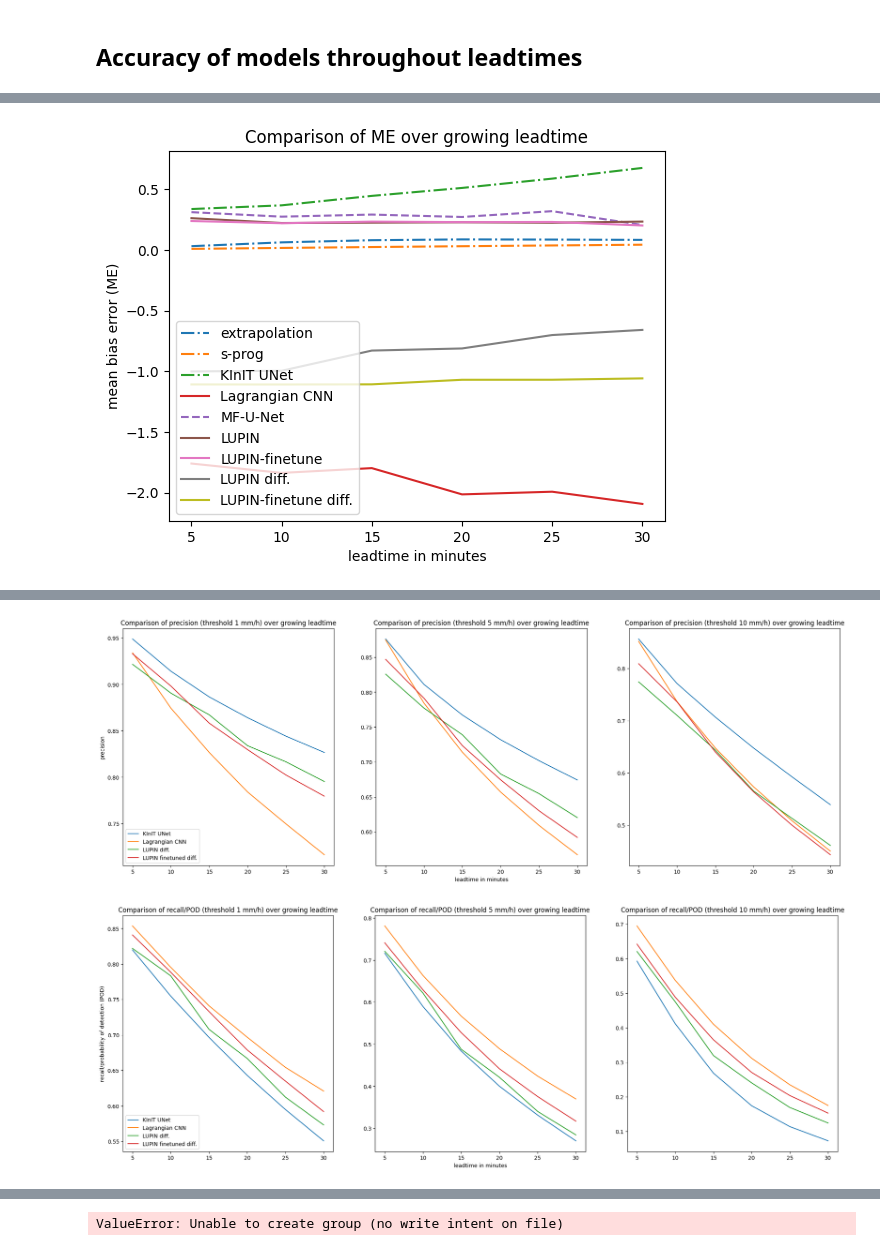
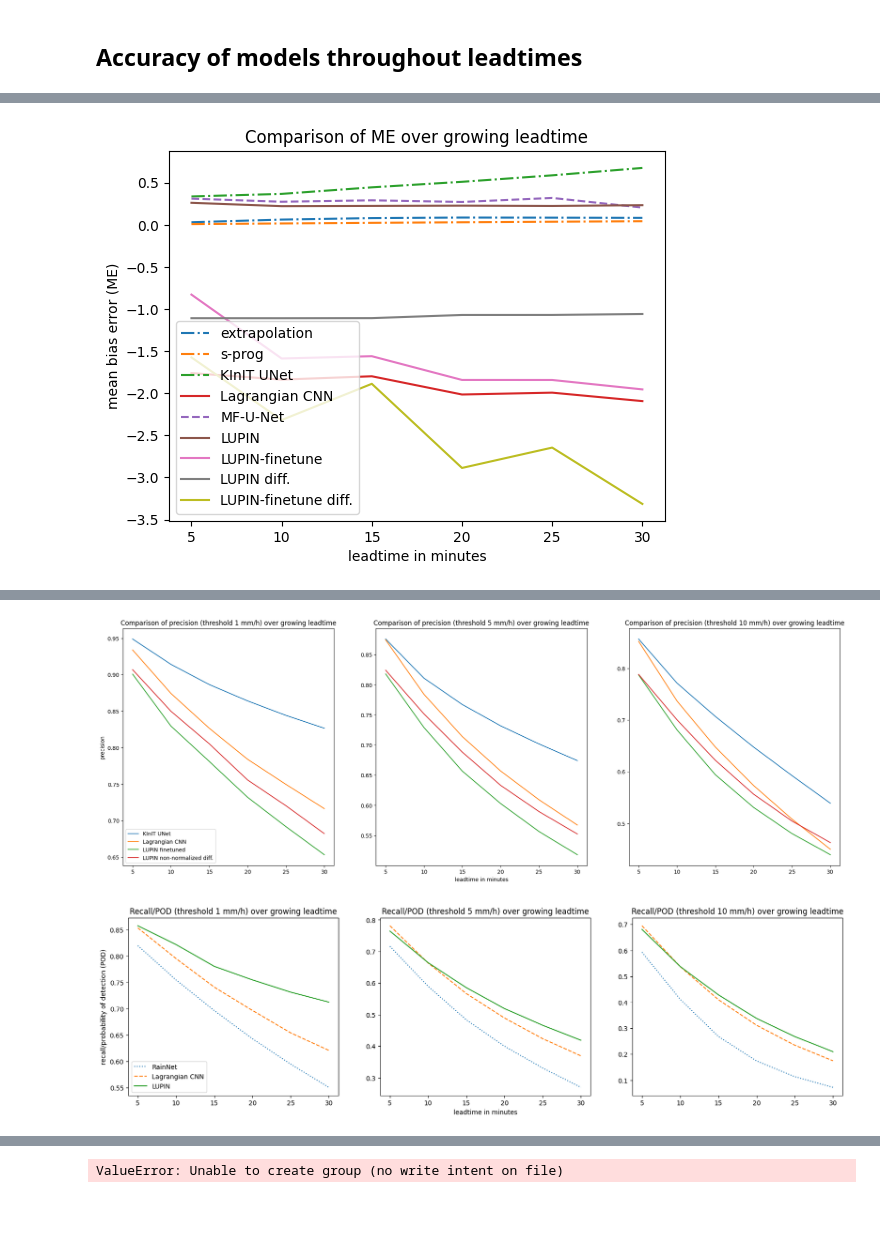
Before and after one commit to kinit-sk/softec-lagrangian-nowcasting, a Jupyter notebook: evaluation.ipynb, the cells around one changed output, grey strips where cells are left out. Drawn from its saved outputs; the diff is of its cells as text; code cells hidden in the pictures; blank space fills up the shorter version.

```diff
--- a/evaluation.ipynb
+++ b/evaluation.ipynb
@@ -22,9 +20,9 @@ lc_path = '/data/softec-lagrangian-nowcasting/outputs/lagrangian/lcnn-bugfix_v2/
 nn_path = '/data/softec-lagrangian-nowcasting/outputs/RainNet/RainNet-iterative.h5'
 mf_path = '/data/softec-lagrangian-nowcasting/outputs/mfunet-grayscale-01/epoch_19/mfunet_rmse.h5'
 lupin_path = '/data/softec-lagrangian-nowcasting/outputs/LUMIN/LUMIN-frozen.h5'
-lupin_ft_path = '/data/softec-lagrangian-nowcasting/outputs/LUPIN-finetune/LUPIN-finetune.h5'
-lupin_path_diff = '/data/softec-lagrangian-nowcasting/outputs/LUPIN-diff-pretrain-2/LUPIN-diff-simpleMF.h5'
-lupin_ft_path_diff = '/data/softec-lagrangian-nowcasting/outputs/LUPIN-diff-pretrain-rmse/LUPIN-diff-pretrain-rmse.h5'
+lupin_ft_path = '/data/softec-lagrangian-nowcasting/outputs/LUPIN-diff-finetune-rmse/LLUPIN-diff-pretrain-rmse-finetune.h5'
+lupin_path_diff = '/data/softec-lagrangian-nowcasting/outputs/LUPIN-diff-pretrain-rmse/LUPIN-diff-pretrain-rmse.h5'
+lupin_ft_path_diff = '/data/softec-lagrangian-nowcasting/outputs/LUPIN-diff-pretrain-rmse/LUPIN-diff-pretrain-rmse-nonnormalized.h5'
 
 with h5py.File('/data/maly_javornik_CMAX_60k_2/maly_javornik_new_sampling/metadata.h5', 'r') as hf:
     date_list = [item.decode() for item in hf['timestamps'][()]]
@@ -283,7 +287,7 @@ plt.title('Comparison of ME over growing leadtime')
 plt.legend(loc="lower left")
 plt.show()
 # %% [output]
-[figure, old version]
+[figure, new version]
 # %%
 # calculate elements of confusion matrix
 leadtimes = range(6)
@@ -552,9 +556,9 @@ for i, ax in enumerate(axes):
     ax.plot(x, precision_lc[i,:], label='Lagrangian CNN')
     #ax.plot(x, precision_mf[i,:], label='MF-U-Net')
     #ax.plot(x, precision_lupin[i,:], label='LUPIN')
-    #ax.plot(x, precision_lupin_ft[i,:], label='LUPIN finetuned')
-    ax.plot(x, precision_lupin_diff[i,:], label='LUPIN diff.')
-    ax.plot(x, precision_lupin_ft_diff[i,:], label='LUPIN finetuned diff.')
+    ax.plot(x, precision_lupin_ft[i,:], label='LUPIN finetuned')
+    #ax.plot(x, precision_lupin_diff[i,:], label='LUPIN diff.')
+    ax.plot(x, precision_lupin_ft_diff[i,:], label='LUPIN non-normalized diff.')
 
     ax.set_title(f'Comparison of precision (threshold {thresholds_mmh[i]} mm/h) over growing leadtime')
 
@@ -563,28 +567,28 @@ axes[0].legend(loc="lower left")
 axes[1].set_xlabel("leadtime in minutes")
 plt.show()
 # %% [output]
-[figure, old version]
+[figure, new version]
 # %%
 # recall/POD plot
 %matplotlib inline
 x = [5,10,15,20,25,30]
-fig, axes = plt.subplots(figsize=(24,8), nrows=1, ncols=3, gridspec_kw={'width_ratios': [8,8,8]})
+fig, axes = plt.subplots(figsize=(20,5), nrows=1, ncols=3, gridspec_kw={'width_ratios': [8,8,8]})
 for i, ax in enumerate(axes):
     #ax.plot(x, recall_sp[i,:], '-', label='extrapolation')
     #ax.plot(x, recall_ep[i,:], '-', label='s-prog')
-    ax.plot(x, recall_nn[i,:], '-', label='KInIT UNet')
-    ax.plot(x, recall_lc[i,:], label='Lagrangian CNN')
+    ax.plot(x, recall_nn[i,:], ':', label='RainNet')
+    ax.plot(x, recall_lc[i,:], '--', label='Lagrangian CNN')
     #ax.plot(x, recall_mf[i,:], label='MF-U-Net')
     #ax.plot(x, recall_lupin[i,:], label='LUPIN')
-    #ax.plot(x, recall_lupin_ft[i,:], label='LUPIN finetuned')
-    ax.plot(x, recall_lupin_diff[i,:], label='LUPIN diff.')
-    ax.plot(x, recall_lupin_ft_diff[i,:], label='LUPIN finetuned diff.')
+    ax.plot(x, recall_lupin_ft[i,:], label='LUPIN')
+    # ax.plot(x, recall_lupin_diff[i,:], label='LUPIN diff.')
+    # ax.plot(x, recall_lupin_ft_diff[i,:], label='LUPIN non-normalized diff.')
 
-    ax.set_title(f'Comparison of recall/POD (threshold {thresholds_mmh[i]} mm/h) over growing leadtime')
+    ax.set_title(f'Recall/POD (threshold {thresholds_mmh[i]} mm/h) over growing leadtime')
 
 axes[0].set_ylabel("recall/probability of detection (POD)")
 axes[0].legend(loc="lower left")
 axes[1].set_xlabel("leadtime in minutes")
 plt.show()
 # %% [output]
-[figure, old version]
+[figure, new version]
```
Also changed, not shown: parts of 10 cells of this notebook, 7 other files.
